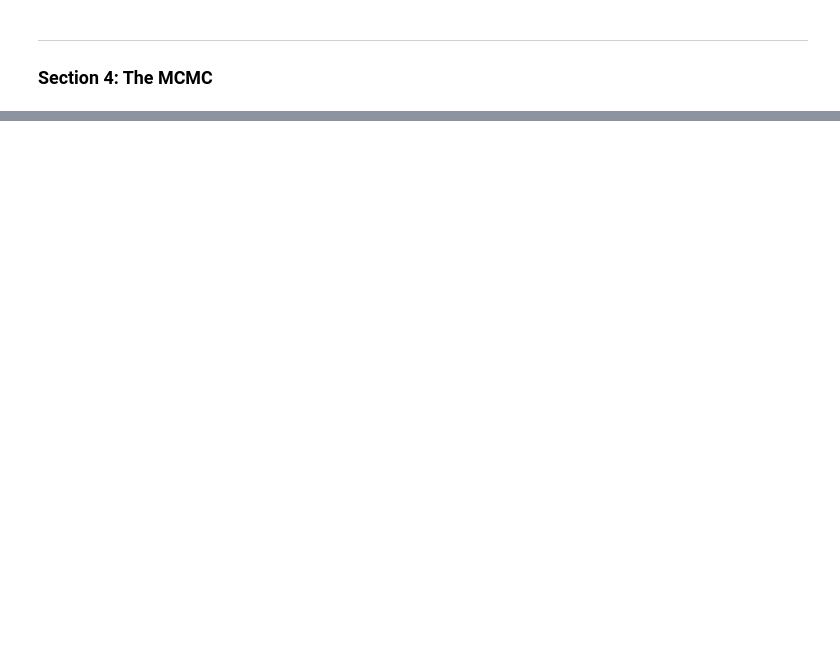
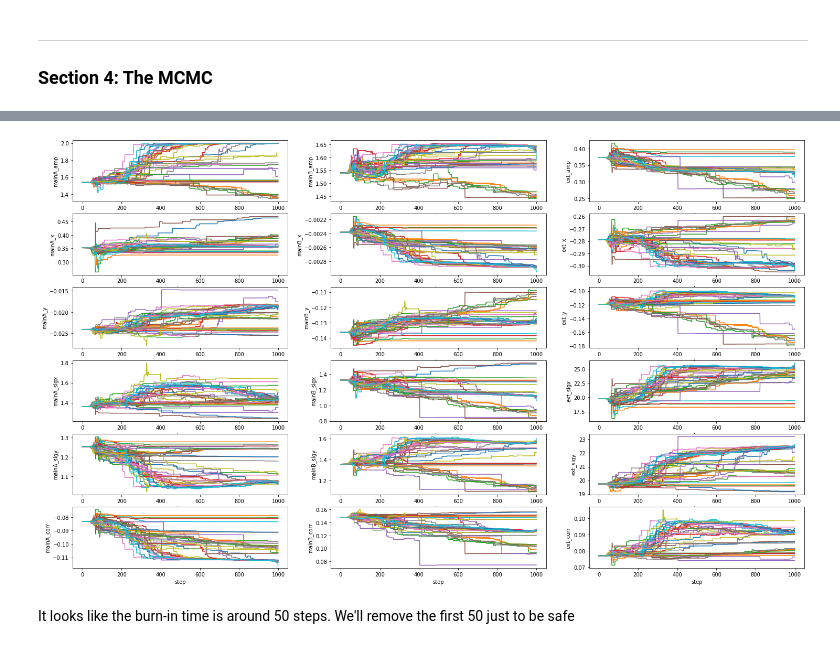
Before and after one commit to phys201/extended-beam-modeling, a Jupyter notebook: tutorial_notebook.ipynb, the cells around one changed output, grey strips where cells are left out. Saved outputs shown, nothing was run; the diff lists cells and outputs as text; code cells hidden in the pictures; blank space fills up the shorter version.

```diff
--- a/tutorial_notebook.ipynb
+++ b/tutorial_notebook.ipynb
@@ -333,0 +304,22 @@ The goal of the following simple inference test is to get the *maximum a posteri
+# %%
+tod = xb.io.keep_scans(tod_full,scans,[0,1,2,3])
+
+# Should I get rid of these two lines?
+# # Comment these two lines if we want to do real data.
+# tod["A_sig"] = tod_sim["simdata"]
+# tod["B_sig"] = np.zeros(np.shape(tod["B_sig"].values))
+
+# Creating simulated input data from our known true values
+model = gm.GenModelMap(tod,\
+    det_info,\
+    nside=nside,\
+    main_beam_params_A=[1,0,0,1,1,1],\
+    main_beam_params_B=[1,0.1,0,1,1,1],\
+    ext_beam_params=[0.1,30,0,30,30,1])
+tod_sim = model.observe()
+tod['inputdata'] = tod_sim['simdata'].copy()
+
+# Initializing the model with this new full tod
+model = gm.GenModelMap(tod,\
+    det_info,\
+    nside=nside)
@@ -333,0 +351,6 @@ The goal of the following simple inference test is to get the *maximum a posteri
+# %%
+model.plot_emcee_chains(nchains=40)
+# %% [output]
+[figure, added]
+# %% [markdown]
+It looks like the burn-in time is around 50 steps. We'll remove the first 50 just to be safe
```
Also changed, not shown: parts of 38 cells of this notebook.
